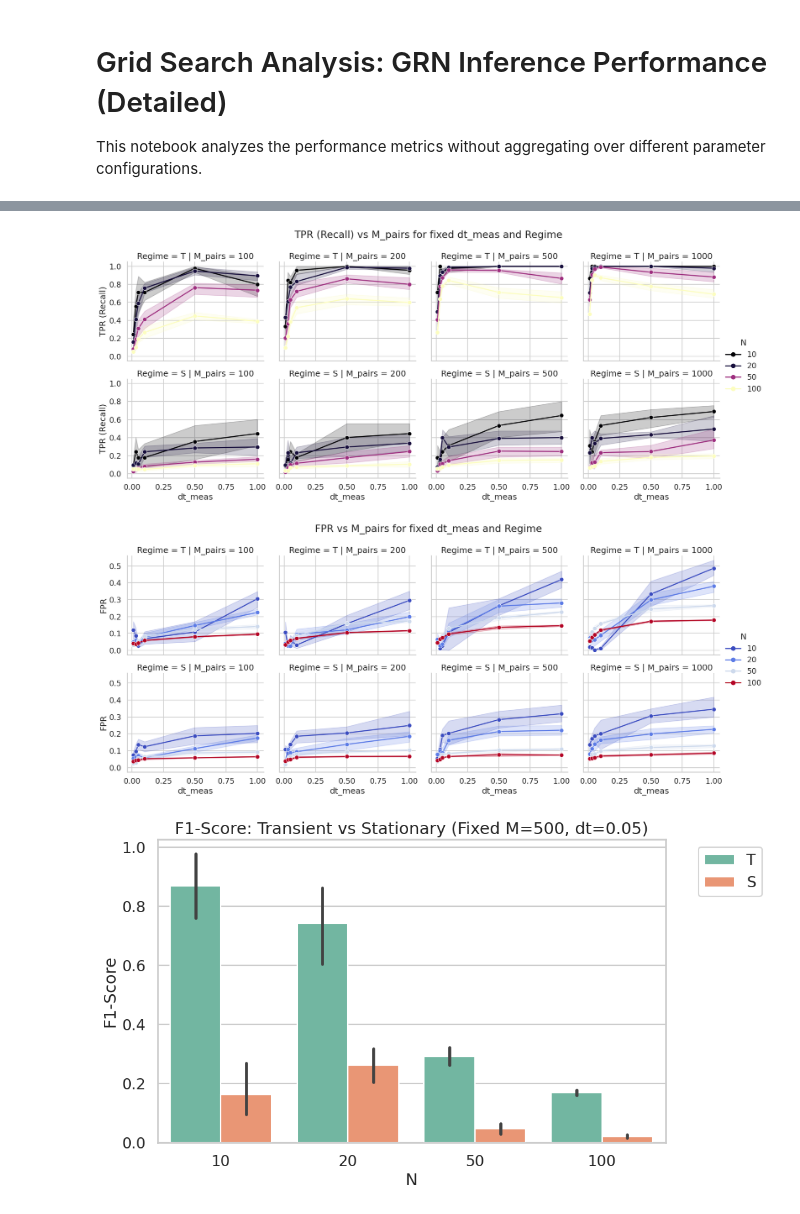
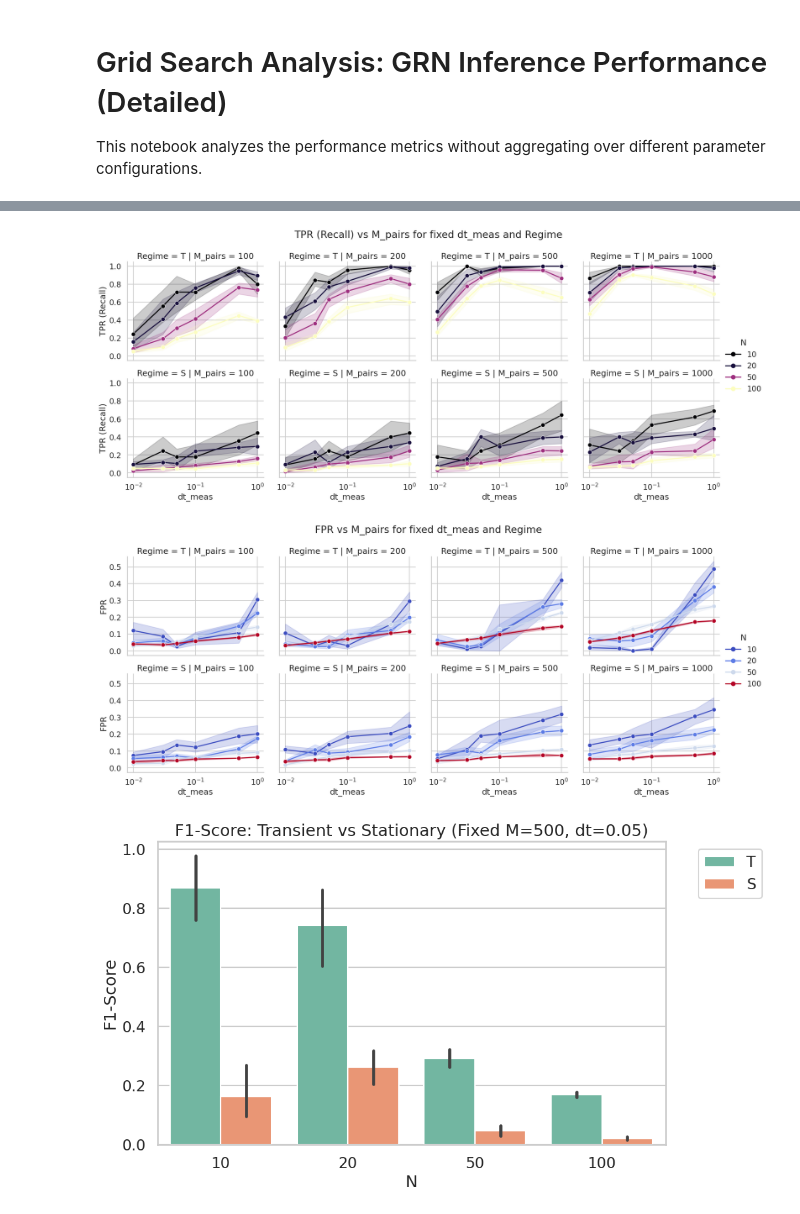
Before and after one commit to CoMuNeLab/Onsager_Machlup_Inf, a Jupyter notebook: Grid_Search_Analysis.ipynb, the cells around one changed output, grey strips where cells are left out. Drawn from its saved outputs; the diff is of its cells as text; code cells hidden in the pictures.

```diff
--- a/Grid_Search_Analysis.ipynb
+++ b/Grid_Search_Analysis.ipynb
@@ -62,16 +62,17 @@ plt.show()
 # %%
 # Plot TPR (Recall) vs M_pairs. We use a FacetGrid to separate dt_meas (columns) and Regime (rows).
 g = sns.relplot(
     data=df, x='dt_meas', y='TPR (Recall)', hue='N',
     col='M_pairs', row='Regime', kind='line', err_style='band', marker='o',
     palette='magma', height=4, aspect=1.2
 )
 #g.set(xlim=(0, 1100))
+g.set(xscale='log')
 g.figure.suptitle('TPR (Recall) vs M_pairs for fixed dt_meas and Regime', y=1.05)
 g.savefig('images/detailed/performance_vs_M_faceted.png', dpi=300, bbox_inches='tight')
 plt.show()
 # %% [output]
-[figure, old version]
+[figure, new version]
 # %%
 # Plot FPR vs M_pairs. We use a FacetGrid to separate dt_meas (columns) and Regime (rows).
 g = sns.relplot(
@@ -80,11 +81,12 @@ g = sns.relplot(
     palette='coolwarm', height=4, aspect=1.2
 )
 #g.set(xlim=(0, 1100))
+g.set(xscale='log')
 g.figure.suptitle('FPR vs M_pairs for fixed dt_meas and Regime', y=1.05)
 g.savefig('images/detailed/performance_vs_M_faceted.png', dpi=300, bbox_inches='tight')
 plt.show()
 # %% [output]
-[figure, old version]
+[figure, new version]
 # %%
 # Choose a specific configuration to compare transient vs stationary: M_pairs=500, dt_meas=0.05
 fixed_M = 500
```
Also changed, not shown: parts of 2 cells of this notebook, 4 other files.
